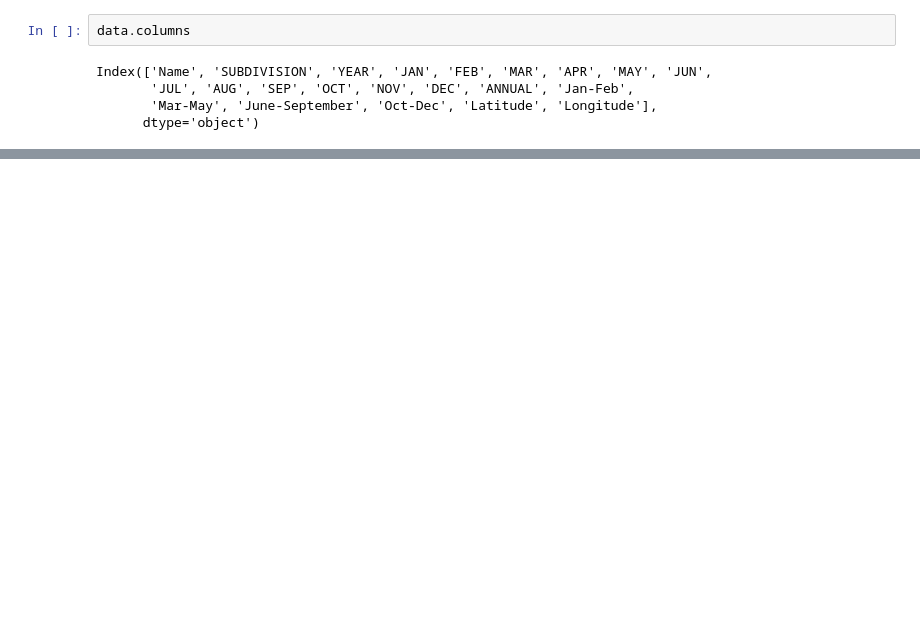
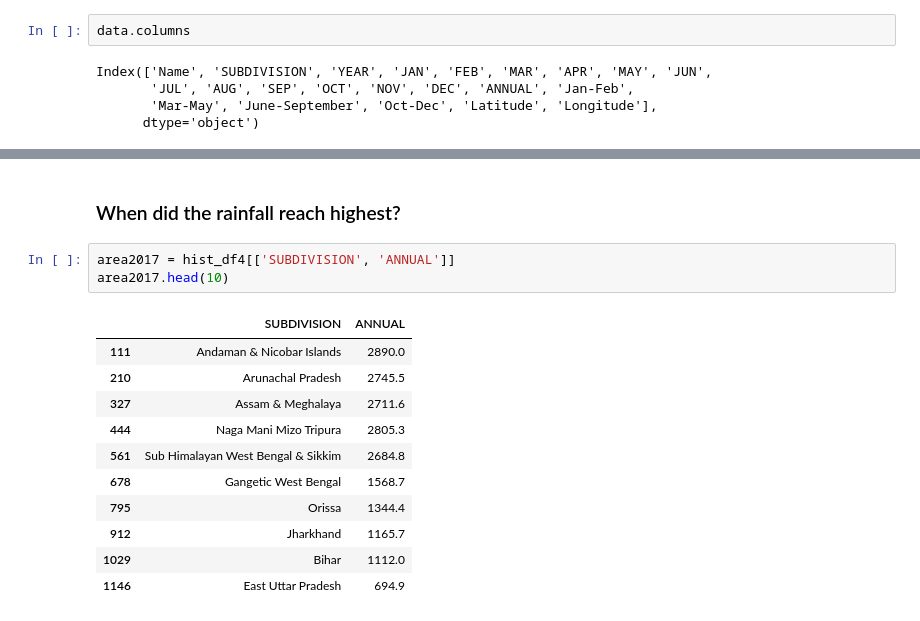
Before and after one commit to ShubhamSalokhe/REGex-Tasks, a Jupyter notebook: Task 4/Assignment 4.ipynb, the cells around one changed output, grey strips where cells are left out. Saved outputs shown, nothing was run; the diff lists cells and outputs as text; blank space fills up the shorter version.

```diff
--- a/Task 4/Assignment 4.ipynb
+++ b/Task 4/Assignment 4.ipynb
@@ -152,0 +142,17 @@ MemoryError:
+# %% [markdown]
+### When did the rainfall reach highest?
+# %%
+area2017 = hist_df4[['SUBDIVISION', 'ANNUAL']]
+area2017.head(10)
+# %% [output]
+|  | SUBDIVISION | ANNUAL |
+| 111 | Andaman & Nicobar Islands | 2890.0 |
+| 210 | Arunachal Pradesh | 2745.5 |
+| 327 | Assam & Meghalaya | 2711.6 |
+| 444 | Naga Mani Mizo Tripura | 2805.3 |
+| 561 | Sub Himalayan West Bengal & Sikkim | 2684.8 |
+| 678 | Gangetic West Bengal | 1568.7 |
+| 795 | Orissa | 1344.4 |
+| 912 | Jharkhand | 1165.7 |
+| 1029 | Bihar | 1112.0 |
+| 1146 | East Uttar Pradesh | 694.9 |
```
Also changed, not shown: parts of 17 cells of this notebook.
